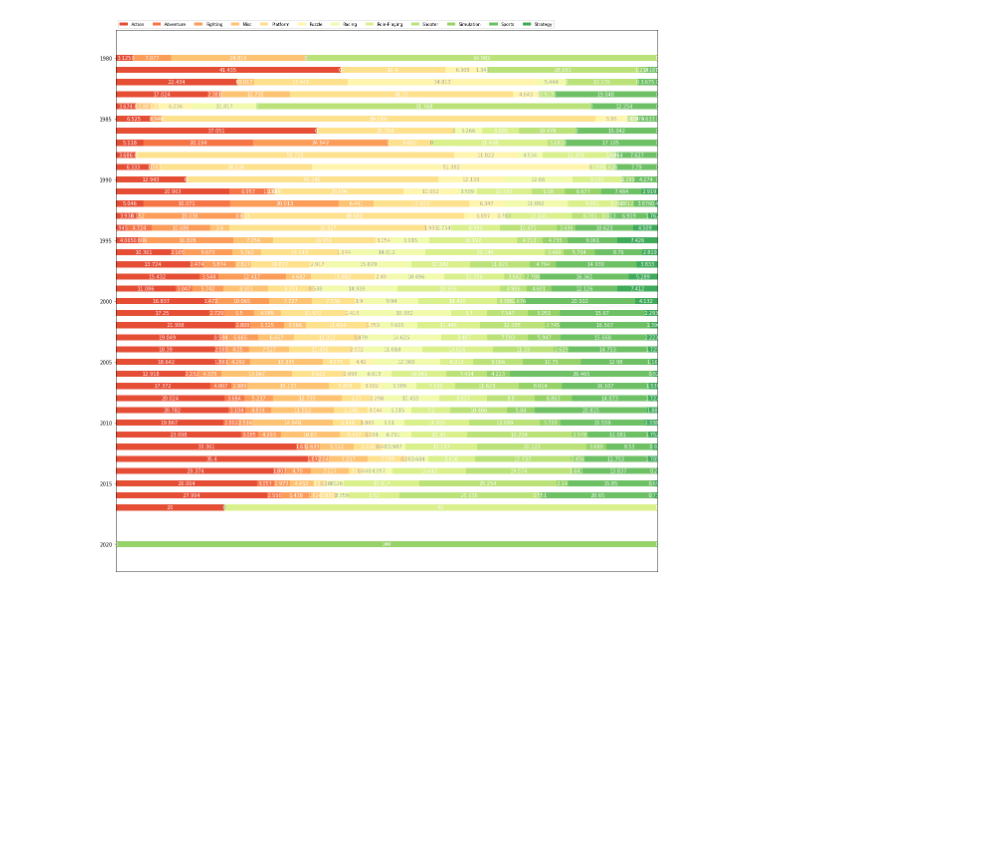
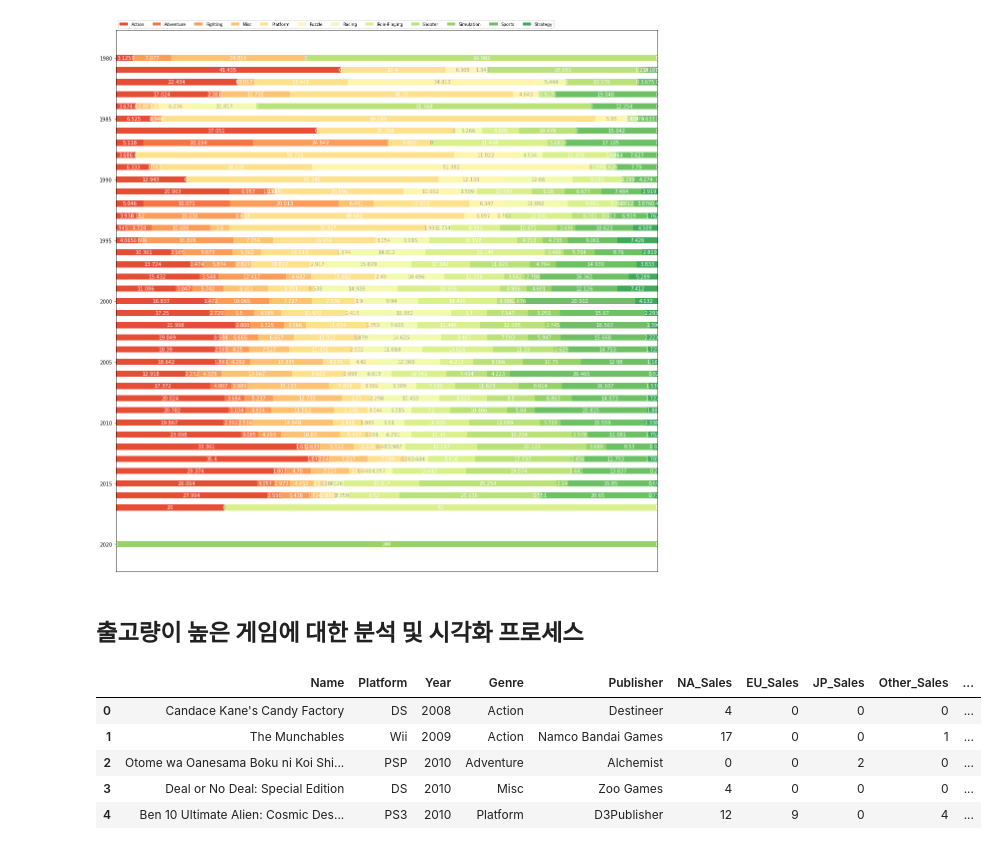
Before and after one commit to Harry-000/cs-section-project, a Jupyter notebook: AI06_Section1_Project.ipynb, the cells around one changed output. Cells and saved outputs as stored; diff of their text form; code cells hidden in the pictures; blank space fills up the shorter version.

```diff
--- a/AI06_Section1_Project.ipynb
+++ b/AI06_Section1_Project.ipynb
@@ -312,3 +312,15 @@ survey(results, category_names)
 plt.show()
 # %% [output]
 [figure]
+# %% [markdown]
+## **출고량이 높은 게임에 대한 분석 및 시각화 프로세스**
+# %%
+df['Total_Sales']=df.loc[:,'NA_Sales':'Other_Sales'].sum(axis=1)
+df.head()
+# %% [output]
+|  | Name | Platform | Year | Genre | Publisher | NA_Sales | EU_Sales | JP_Sales | Other_Sales | ... |
+| 0 | Candace Kane's Candy Factory | DS | 2008 | Action | Destineer | 4 | 0 | 0 | 0 | ... |
+| 1 | The Munchables | Wii | 2009 | Action | Namco Bandai Games | 17 | 0 | 0 | 1 | ... |
+| 2 | Otome wa Oanesama Boku ni Koi Shi... | PSP | 2010 | Adventure | Alchemist | 0 | 0 | 2 | 0 | ... |
+| 3 | Deal or No Deal: Special Edition | DS | 2010 | Misc | Zoo Games | 4 | 0 | 0 | 0 | ... |
+| 4 | Ben 10 Ultimate Alien: Cosmic Des... | PS3 | 2010 | Platform | D3Publisher | 12 | 9 | 0 | 4 | ... |
```
Also changed, not shown: parts of 5 cells of this notebook.
